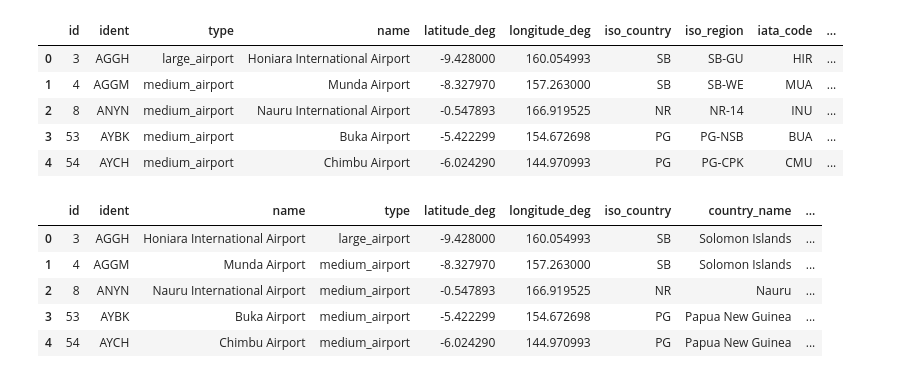
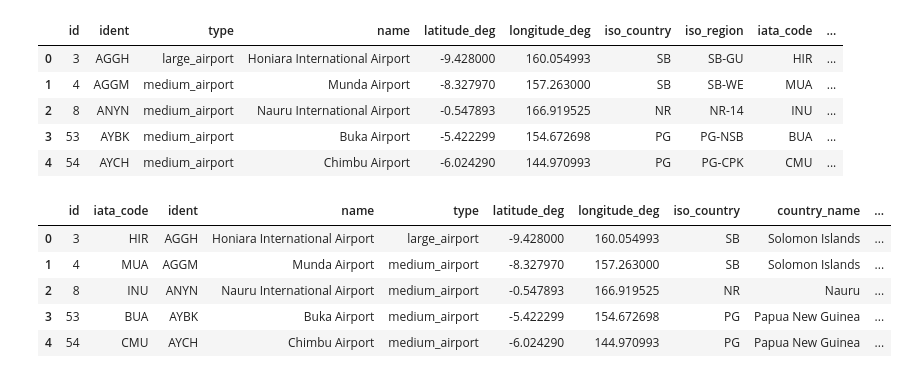
Before and after one commit to kylieUeda/SkyGraph, a Jupyter notebook: skygraph_airport.ipynb, the cells around one changed output. Cells and saved outputs as stored; diff of their text form; code cells hidden in the pictures.

```diff
--- a/skygraph_airport.ipynb
+++ b/skygraph_airport.ipynb
@@ -234,28 +234,28 @@ df_enriched.head(5)
 # %%
 # reorder columns
 new_order = [
     "id",
+    "iata_code",
     "ident",
     "name",
     "type",
     "latitude_deg",
     "longitude_deg",
     "iso_country",
     "country_name",
-    "iso_region",
-    "iata_code"
+    "iso_region"
 ]
 
 # reorder the dataset
 df_final = df_enriched[new_order]
 
 df_final.head(5)
 # %% [output]
-|  | id | ident | name | type | latitude_deg | longitude_deg | iso_country | country_name | ... |
-| 0 | 3 | AGGH | Honiara International Airport | large_airport | -9.428000 | 160.054993 | SB | Solomon Islands | ... |
-| 1 | 4 | AGGM | Munda Airport | medium_airport | -8.327970 | 157.263000 | SB | Solomon Islands | ... |
-| 2 | 8 | ANYN | Nauru International Airport | medium_airport | -0.547893 | 166.919525 | NR | Nauru | ... |
-| 3 | 53 | AYBK | Buka Airport | medium_airport | -5.422299 | 154.672698 | PG | Papua New Guinea | ... |
-| 4 | 54 | AYCH | Chimbu Airport | medium_airport | -6.024290 | 144.970993 | PG | Papua New Guinea | ... |
+|  | id | iata_code | ident | name | type | latitude_deg | longitude_deg | iso_country | country_name | ... |
+| 0 | 3 | HIR | AGGH | Honiara International Airport | large_airport | -9.428000 | 160.054993 | SB | Solomon Islands | ... |
+| 1 | 4 | MUA | AGGM | Munda Airport | medium_airport | -8.327970 | 157.263000 | SB | Solomon Islands | ... |
+| 2 | 8 | INU | ANYN | Nauru International Airport | medium_airport | -0.547893 | 166.919525 | NR | Nauru | ... |
+| 3 | 53 | BUA | AYBK | Buka Airport | medium_airport | -5.422299 | 154.672698 | PG | Papua New Guinea | ... |
+| 4 | 54 | CMU | AYCH | Chimbu Airport | medium_airport | -6.024290 | 144.970993 | PG | Papua New Guinea | ... |
 # %%
 # save the dataframe as a new csv file
```
Also changed, not shown: parts of 10 cells of this notebook, 3 other files.
